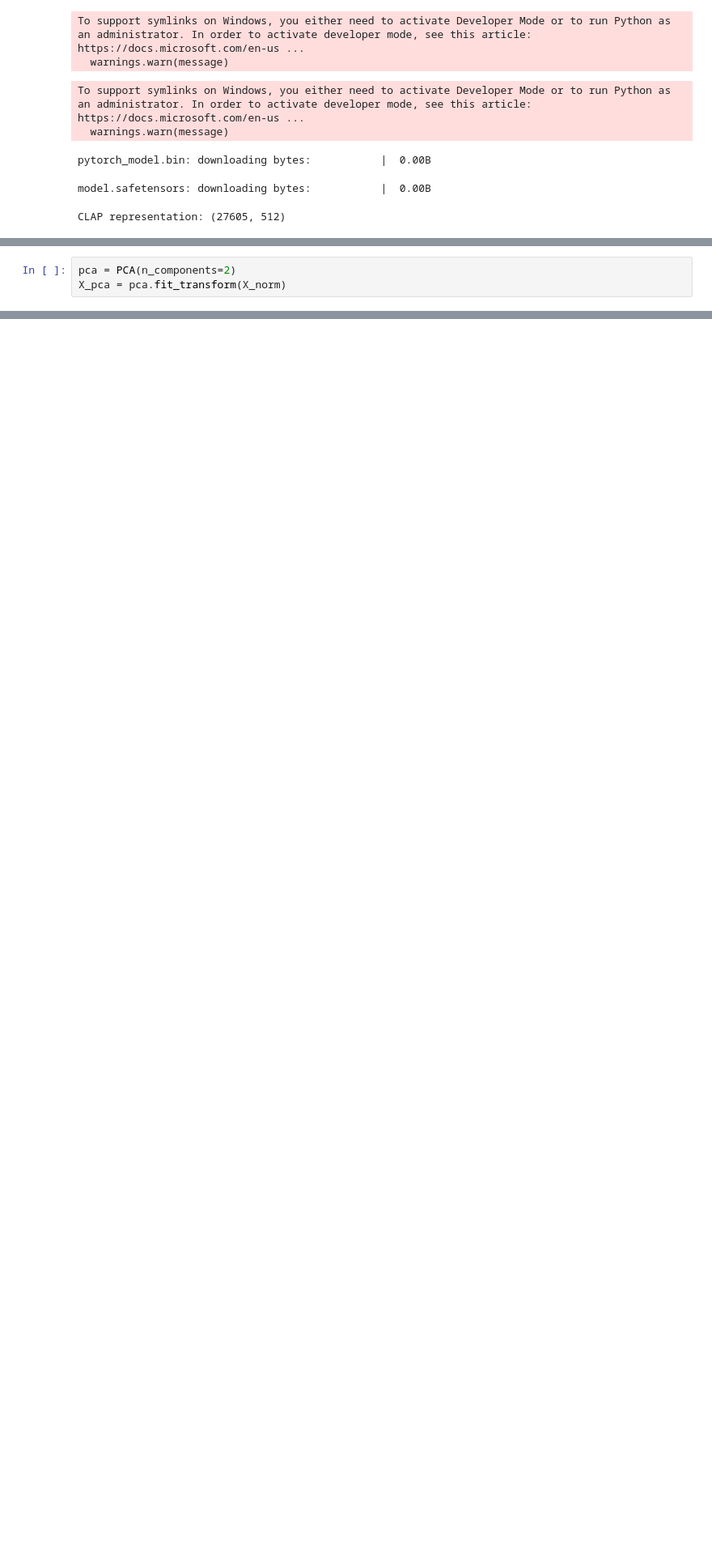
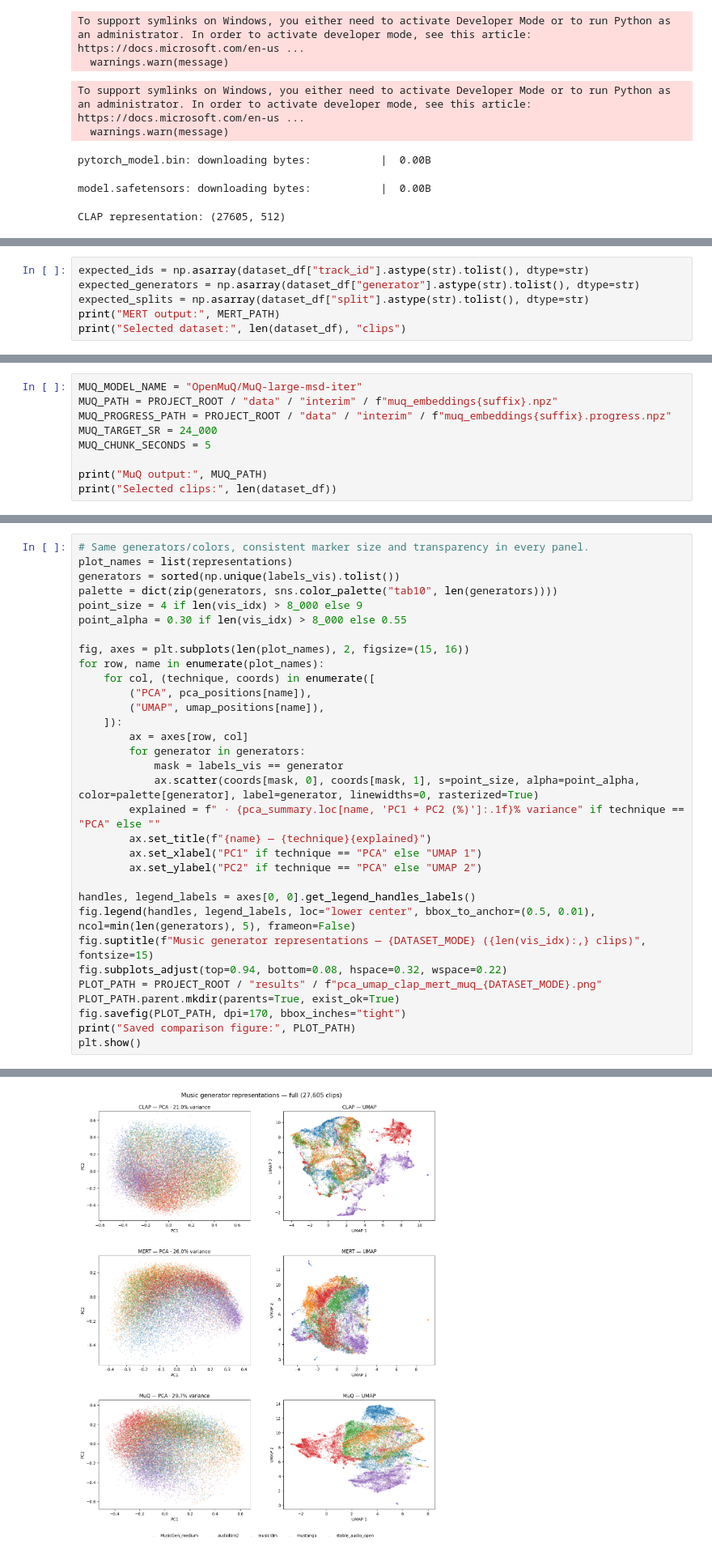
Before and after one commit to Olenadovb/AI-vs-Original-Music-Classification, a Jupyter notebook: notebooks/02-handcrafted-features.ipynb, the cells around one changed output, grey strips where cells are left out. Shown at 81% size. Cells and saved outputs as stored; diff of their text form; blank space fills up the shorter version.

Commit message:
Add cumputing embedings by MERT and MuQ

```diff
--- a/notebooks/02-handcrafted-features.ipynb
+++ b/notebooks/02-handcrafted-features.ipynb
@@ -432,3 +423,0 @@ Normalized shape: (27605, 512)
-# %%
-pca = PCA(n_components=2)
-X_pca = pca.fit_transform(X_norm)
@@ -483,0 +436,6 @@ These results suggest that pretrained CLAP embeddings may capture some generator
+# %%
+expected_ids = np.asarray(dataset_df["track_id"].astype(str).tolist(), dtype=str)
+expected_generators = np.asarray(dataset_df["generator"].astype(str).tolist(), dtype=str)
+expected_splits = np.asarray(dataset_df["split"].astype(str).tolist(), dtype=str)
+print("MERT output:", MERT_PATH)
+print("Selected dataset:", len(dataset_df), "clips")
@@ -483,0 +551,9 @@ These results suggest that pretrained CLAP embeddings may capture some generator
+# %%
+MUQ_MODEL_NAME = "OpenMuQ/MuQ-large-msd-iter"
+MUQ_PATH = PROJECT_ROOT / "data" / "interim" / f"muq_embeddings{suffix}.npz"
+MUQ_PROGRESS_PATH = PROJECT_ROOT / "data" / "interim" / f"muq_embeddings{suffix}.progress.npz"
+MUQ_TARGET_SR = 24_000
+MUQ_CHUNK_SECONDS = 5
+
+print("MuQ output:", MUQ_PATH)
+print("Selected clips:", len(dataset_df))
@@ -483,0 +761,33 @@ These results suggest that pretrained CLAP embeddings may capture some generator
+# %%
+# Same generators/colors, consistent marker size and transparency in every panel.
+plot_names = list(representations)
+generators = sorted(np.unique(labels_vis).tolist())
+palette = dict(zip(generators, sns.color_palette("tab10", len(generators))))
+point_size = 4 if len(vis_idx) > 8_000 else 9
+point_alpha = 0.30 if len(vis_idx) > 8_000 else 0.55
+
+fig, axes = plt.subplots(len(plot_names), 2, figsize=(15, 16))
+for row, name in enumerate(plot_names):
+    for col, (technique, coords) in enumerate([
+        ("PCA", pca_positions[name]),
+        ("UMAP", umap_positions[name]),
+    ]):
+        ax = axes[row, col]
+        for generator in generators:
+            mask = labels_vis == generator
+            ax.scatter(coords[mask, 0], coords[mask, 1], s=point_size, alpha=point_alpha, color=palette[generator], label=generator, linewidths=0, rasterized=True)
+        explained = f" · {pca_summary.loc[name, 'PC1 + PC2 (%)']:.1f}% variance" if technique == "PCA" else ""
+        ax.set_title(f"{name} — {technique}{explained}")
+        ax.set_xlabel("PC1" if technique == "PCA" else "UMAP 1")
+        ax.set_ylabel("PC2" if technique == "PCA" else "UMAP 2")
+
+handles, legend_labels = axes[0, 0].get_legend_handles_labels()
+fig.legend(handles, legend_labels, loc="lower center", bbox_to_anchor=(0.5, 0.01), ncol=min(len(generators), 5), frameon=False)
+fig.suptitle(f"Music generator representations — {DATASET_MODE} ({len(vis_idx):,} clips)", fontsize=15)
+fig.subplots_adjust(top=0.94, bottom=0.08, hspace=0.32, wspace=0.22)
+PLOT_PATH = PROJECT_ROOT / "results" / f"pca_umap_clap_mert_muq_{DATASET_MODE}.png"
+PLOT_PATH.parent.mkdir(parents=True, exist_ok=True)
+fig.savefig(PLOT_PATH, dpi=170, bbox_inches="tight")
+print("Saved comparison figure:", PLOT_PATH)
+plt.show()
+# %% [output]
@@ -483,0 +795 @@ These results suggest that pretrained CLAP embeddings may capture some generator
+[figure, added]
```
Also changed, not shown: parts of 30 cells of this notebook, 3 other files.
